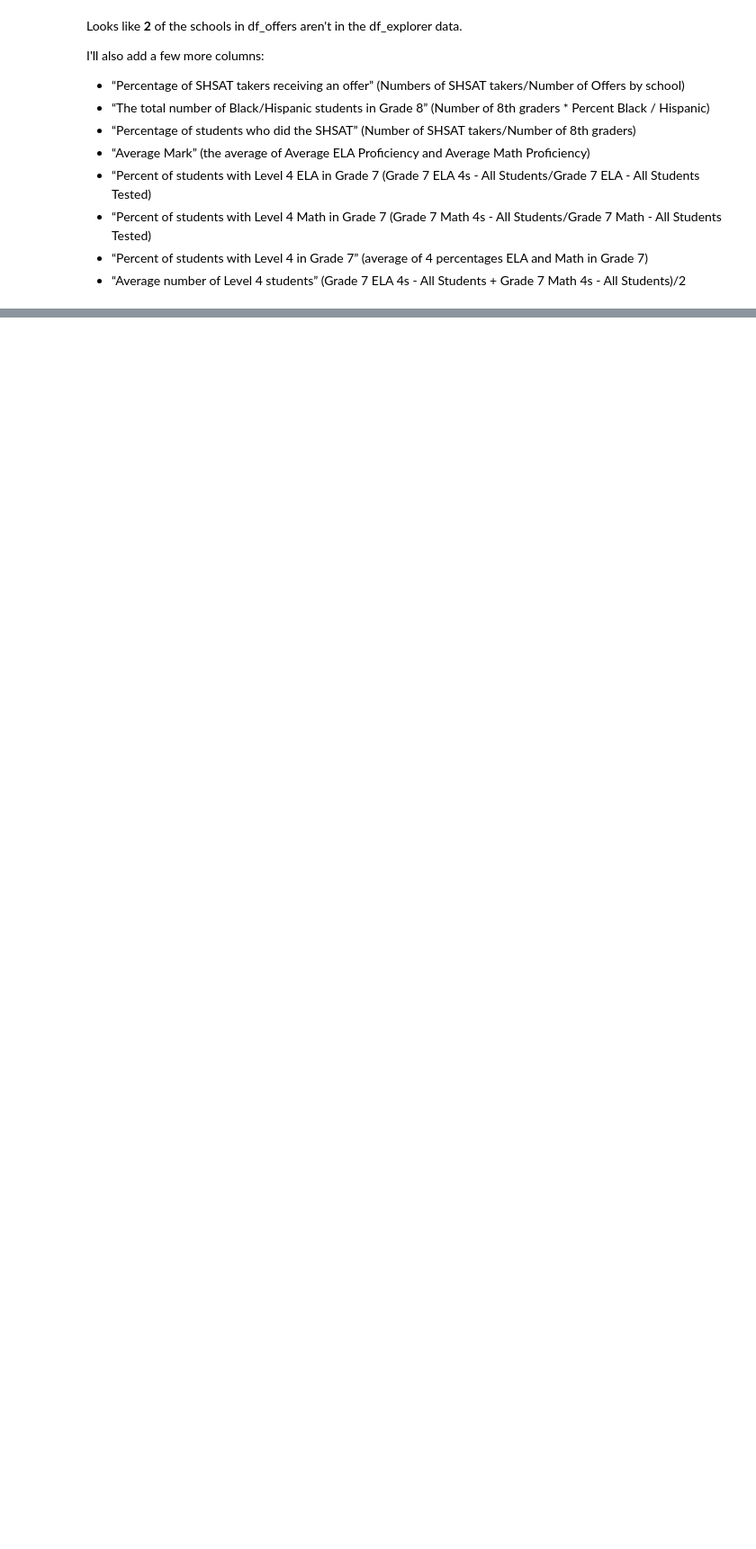
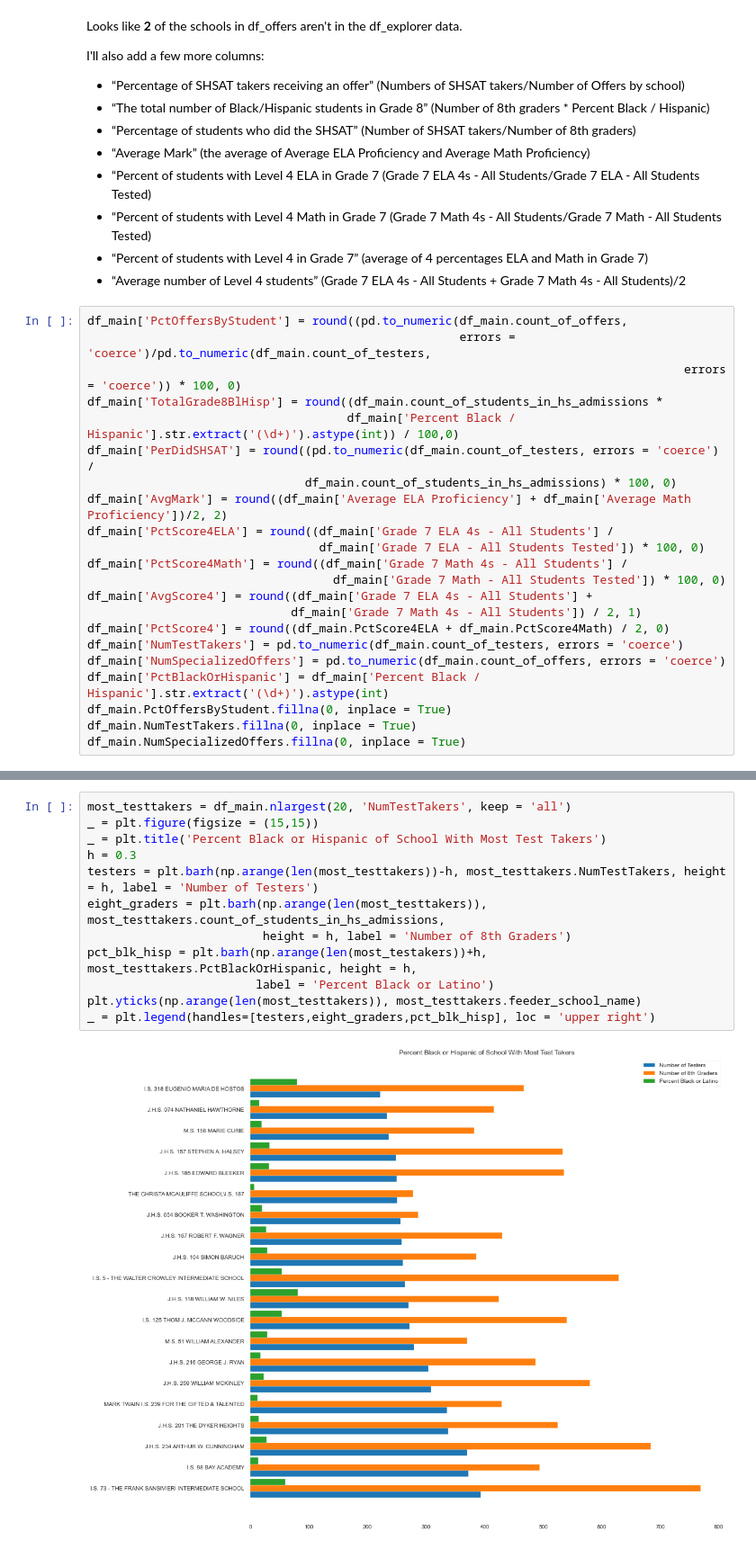
Before and after one commit to dj-m/CapstoneTwo, a Jupyter notebook: notebooks/CapstoneTwo_PredictingHighSchoolAdmissionsOffers.ipynb, the cells around one changed output, grey strips where cells are left out. Shown at 90% size. Saved outputs shown, nothing was run; the diff lists cells and outputs as text; blank space fills up the shorter version.

Commit message:
Initial plotting of merged data

```diff
--- a/notebooks/CapstoneTwo_PredictingHighSchoolAdmissionsOffers.ipynb
+++ b/notebooks/CapstoneTwo_PredictingHighSchoolAdmissionsOffers.ipynb
@@ -357,3 +357,25 @@ I'll also add a few more columns:
 - “Percent of students with Level 4 Math in Grade 7 (Grade 7 Math 4s - All Students/Grade 7 Math - All Students Tested)
 - “Percent of students with Level 4 in Grade 7” (average of 4 percentages ELA and Math in Grade 7)
 - “Average number of Level 4 students” (Grade 7 ELA 4s - All Students + Grade 7 Math 4s - All Students)/2
+# %%
+df_main['PctOffersByStudent'] = round((pd.to_numeric(df_main.count_of_offers,
+                                                     errors = 'coerce')/pd.to_numeric(df_main.count_of_testers,
+                                                                                     errors = 'coerce')) * 100, 0)
+df_main['TotalGrade8BlHisp'] = round((df_main.count_of_students_in_hs_admissions *
+                                     df_main['Percent Black / Hispanic'].str.extract('(\d+)').astype(int)) / 100,0)
+df_main['PerDidSHSAT'] = round((pd.to_numeric(df_main.count_of_testers, errors = 'coerce') /
+                               df_main.count_of_students_in_hs_admissions) * 100, 0)
+df_main['AvgMark'] = round((df_main['Average ELA Proficiency'] + df_main['Average Math Proficiency'])/2, 2)
+df_main['PctScore4ELA'] = round((df_main['Grade 7 ELA 4s - All Students'] /
+                                 df_main['Grade 7 ELA - All Students Tested']) * 100, 0)
+df_main['PctScore4Math'] = round((df_main['Grade 7 Math 4s - All Students'] /
+                                   df_main['Grade 7 Math - All Students Tested']) * 100, 0)
+df_main['AvgScore4'] = round((df_main['Grade 7 ELA 4s - All Students'] +
+                             df_main['Grade 7 Math 4s - All Students']) / 2, 1)
+df_main['PctScore4'] = round((df_main.PctScore4ELA + df_main.PctScore4Math) / 2, 0)
+df_main['NumTestTakers'] = pd.to_numeric(df_main.count_of_testers, errors = 'coerce')
+df_main['NumSpecializedOffers'] = pd.to_numeric(df_main.count_of_offers, errors = 'coerce')
+df_main['PctBlackOrHispanic'] = df_main['Percent Black / Hispanic'].str.extract('(\d+)').astype(int)
+df_main.PctOffersByStudent.fillna(0, inplace = True)
+df_main.NumTestTakers.fillna(0, inplace = True)
+df_main.NumSpecializedOffers.fillna(0, inplace = True)
@@ -359,0 +386,14 @@ I'll also add a few more columns:
+# %%
+most_testtakers = df_main.nlargest(20, 'NumTestTakers', keep = 'all')
+_ = plt.figure(figsize = (15,15))
+_ = plt.title('Percent Black or Hispanic of School With Most Test Takers')
+h = 0.3
+testers = plt.barh(np.arange(len(most_testtakers))-h, most_testtakers.NumTestTakers, height = h, label = 'Number of Testers')
+eight_graders = plt.barh(np.arange(len(most_testtakers)), most_testtakers.count_of_students_in_hs_admissions,
+                         height = h, label = 'Number of 8th Graders')
+pct_blk_hisp = plt.barh(np.arange(len(most_testakers))+h, most_testtakers.PctBlackOrHispanic, height = h,
+                        label = 'Percent Black or Latino')
+plt.yticks(np.arange(len(most_testtakers)), most_testtakers.feeder_school_name)
+_ = plt.legend(handles=[testers,eight_graders,pct_blk_hisp], loc = 'upper right')
+# %% [output]
+[figure, added]
```
Also changed, not shown: parts of 1 cell of this notebook.
